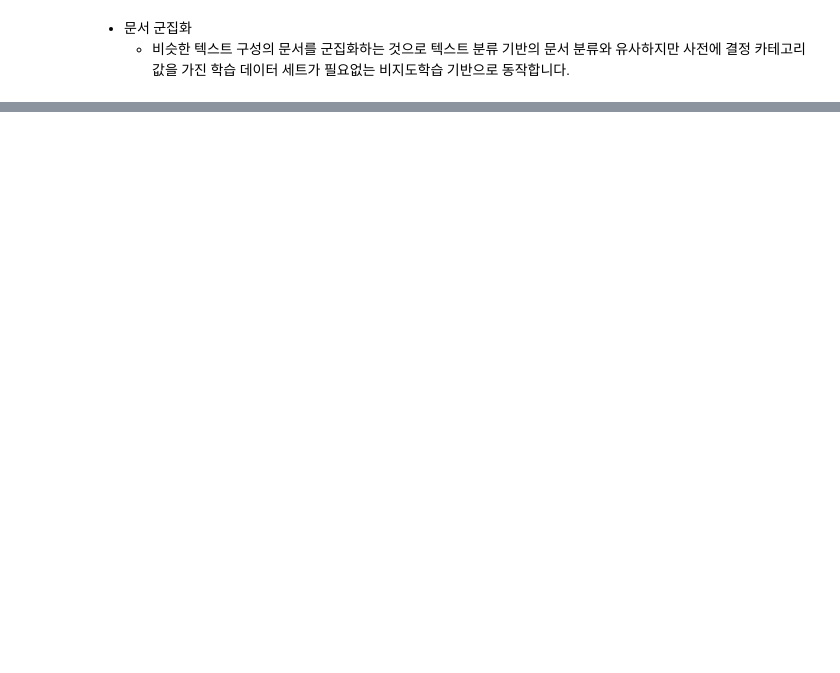
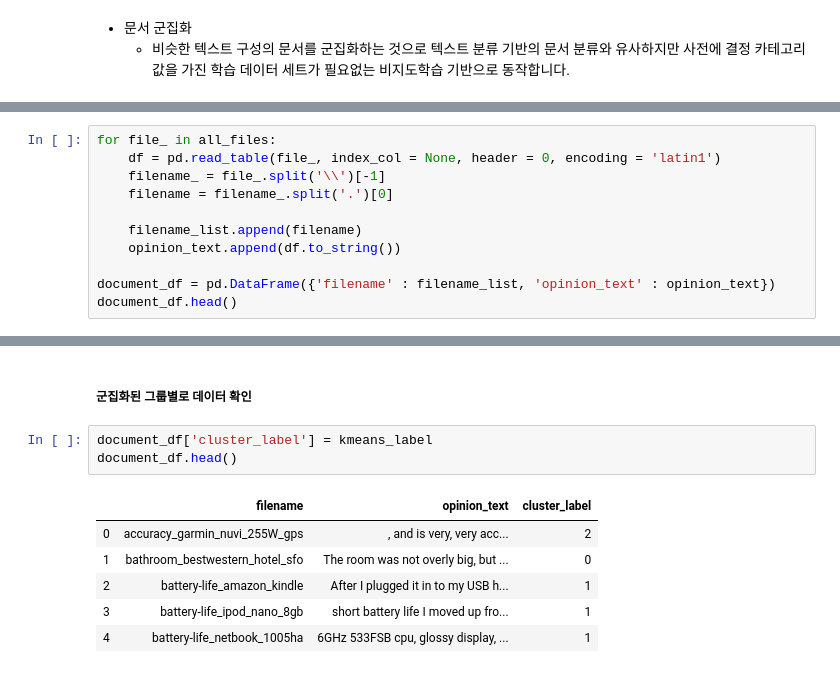
Before and after one commit to jeonprize/Machine_Learning, a Jupyter notebook: 8. 텍스트 분석.ipynb, the cells around one changed output, grey strips where cells are left out. Cells and saved outputs as stored; diff of their text form; blank space fills up the shorter version.

```diff
--- a/8. 텍스트 분석.ipynb
+++ b/8. 텍스트 분석.ipynb
@@ -734,0 +761,11 @@ import glob ,os
+# %%
+for file_ in all_files:
+    df = pd.read_table(file_, index_col = None, header = 0, encoding = 'latin1')
+    filename_ = file_.split('\\')[-1]
+    filename = filename_.split('.')[0]
+
+    filename_list.append(filename)
+    opinion_text.append(df.to_string())
+
+document_df = pd.DataFrame({'filename' : filename_list, 'opinion_text' : opinion_text})
+document_df.head()
@@ -734,0 +811,12 @@ import glob ,os
+# %% [markdown]
+##### 군집화된 그룹별로 데이터 확인
+# %%
+document_df['cluster_label'] = kmeans_label
+document_df.head()
+# %% [output]
+|  | filename | opinion_text | cluster_label |
+| 0 | accuracy_garmin_nuvi_255W_gps | , and is very, very acc... | 2 |
+| 1 | bathroom_bestwestern_hotel_sfo | The room was not overly big, but ... | 0 |
+| 2 | battery-life_amazon_kindle | After I plugged it in to my USB h... | 1 |
+| 3 | battery-life_ipod_nano_8gb | short battery life I moved up fro... | 1 |
+| 4 | battery-life_netbook_1005ha | 6GHz 533FSB cpu, glossy display, ... | 1 |
```
Also changed, not shown: parts of 16 cells of this notebook.
